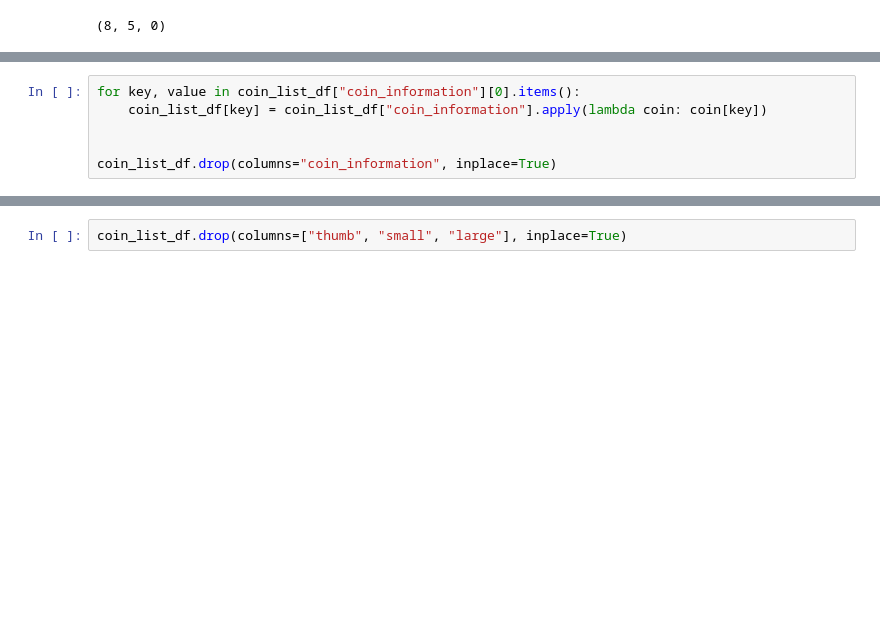
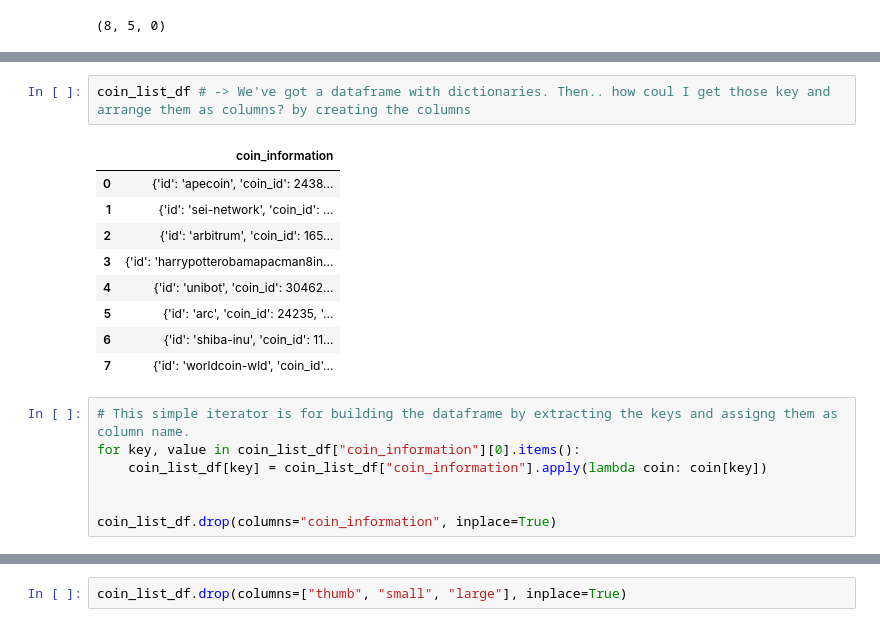
Before and after one commit to someonefrom93/PIDA_J_DIEGO, a Jupyter notebook: eda_gecko.ipynb, the cells around one changed output, grey strips where cells are left out. Saved outputs shown, nothing was run; the diff lists cells and outputs as text; blank space fills up the shorter version.

```diff
--- a/eda_gecko.ipynb
+++ b/eda_gecko.ipynb
@@ -83,5 +83,18 @@ type(coin_list_df["coin_information"][0]), coin_list_df["coin_information"][0]
   'score': 0})
+# %%
+coin_list_df # -> We've got a dataframe with dictionaries. Then.. how coul I get those key and arrange them as columns? by creating the columns
+# %% [output]
+|  | coin_information |
+| 0 | {'id': 'apecoin', 'coin_id': 2438... |
+| 1 | {'id': 'sei-network', 'coin_id': ... |
+| 2 | {'id': 'arbitrum', 'coin_id': 165... |
+| 3 | {'id': 'harrypotterobamapacman8in... |
+| 4 | {'id': 'unibot', 'coin_id': 30462... |
+| 5 | {'id': 'arc', 'coin_id': 24235, '... |
+| 6 | {'id': 'shiba-inu', 'coin_id': 11... |
+| 7 | {'id': 'worldcoin-wld', 'coin_id'... |
 # %%
+# This simple iterator is for building the dataframe by extracting the keys and assigng them as column name.
 for key, value in coin_list_df["coin_information"][0].items():
     coin_list_df[key] = coin_list_df["coin_information"].apply(lambda coin: coin[key])
 
```
Also changed, not shown: parts of 38 cells of this notebook.
